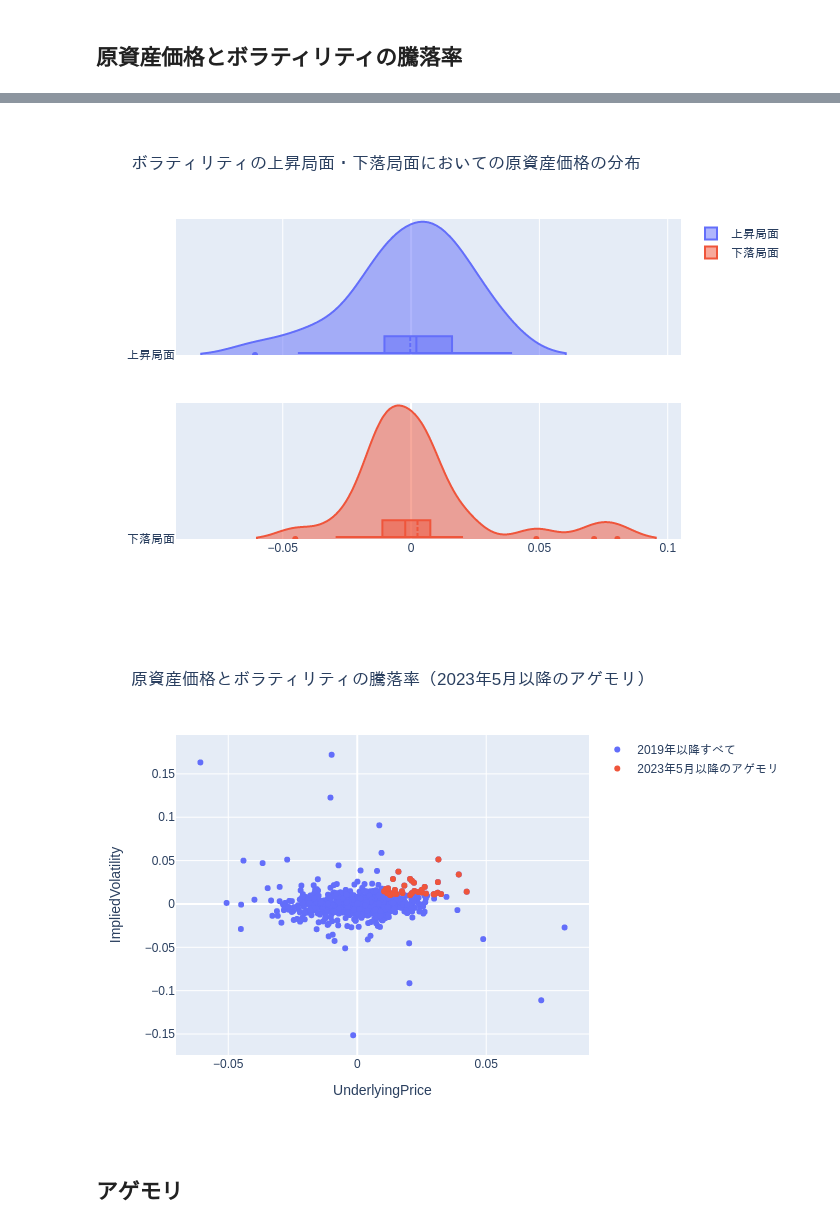
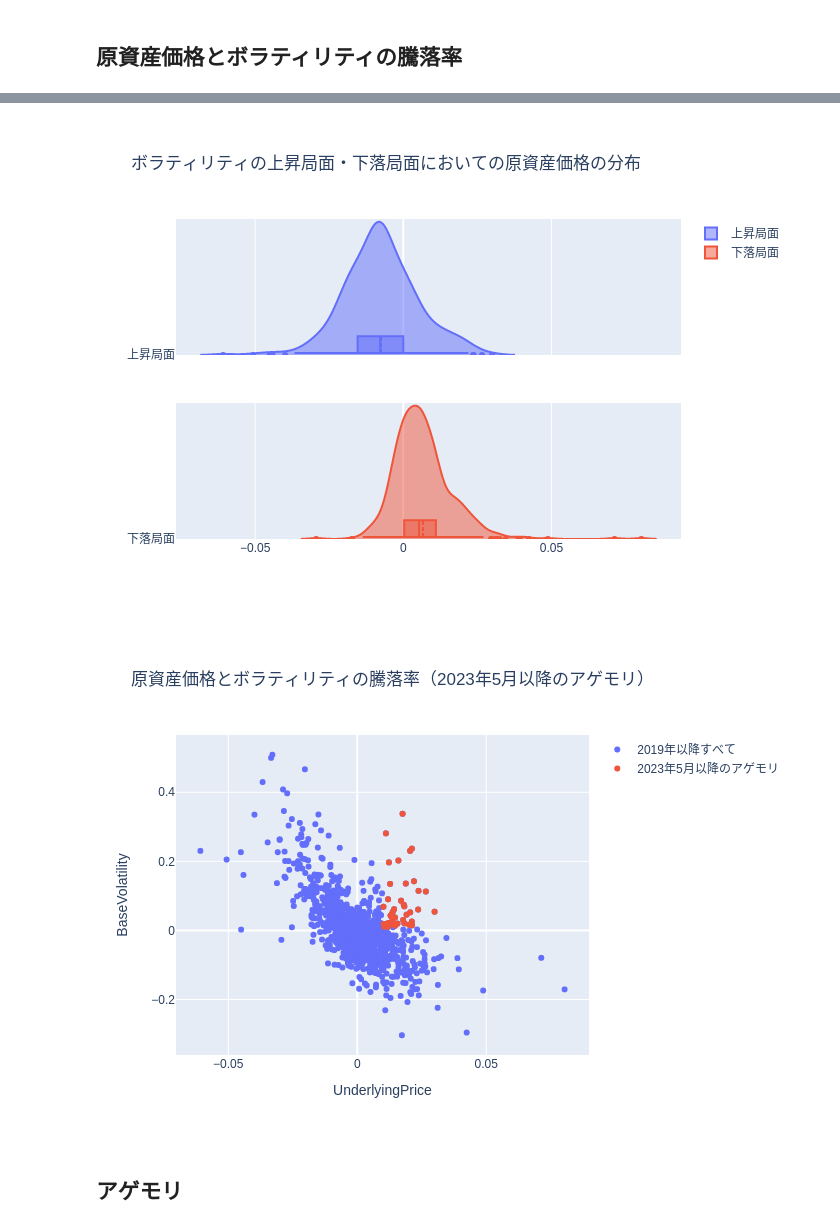
Before and after one commit to drillan/mkdeco-hackathon-lt, a Jupyter notebook: analysis_notebook.ipynb, the cells around one changed output, grey strips where cells are left out. Saved outputs shown, nothing was run; the diff lists cells and outputs as text; code cells hidden in the pictures.

Commit message:
fix: ImpliedVolatility -> BaseVolatility

```diff
--- a/analysis_notebook.ipynb
+++ b/analysis_notebook.ipynb
@@ -21,13 +21,13 @@ save_fig = {}  # スライド表示用
 # %%
 with sqlite3.connect(jquants_derivatives.database.db) as con:
     raw_data = pd.read_sql(
-        "SELECT Date, UnderlyingPrice, ImpliedVolatility FROM OPTION_INDEX_OPTION", con
+        "SELECT Date, UnderlyingPrice, BaseVolatility FROM OPTION_INDEX_OPTION", con
     )
 s_iv = (
     raw_data.groupby("UnderlyingPrice", as_index=False)
     .first()
     .sort_values("Date")
-    .loc[:, ["Date", "UnderlyingPrice", "ImpliedVolatility"]]
+    .loc[:, ["Date", "UnderlyingPrice", "BaseVolatility"]]
     .set_index("Date", drop=False)
     .loc["2019-01":]
 )
@@ -91,32 +94,32 @@ save_fig["原資産価格とボラティリティの騰落率"]
 # %%
-iv_upside = s_iv_pct_change.loc[s_iv_pct_change.loc[:, "ImpliedVolatility"] > 0.02]
-iv_downside = s_iv_pct_change.loc[s_iv_pct_change.loc[:, "ImpliedVolatility"] < -0.02]
+iv_upside = s_iv_pct_change.loc[s_iv_pct_change.loc[:, "BaseVolatility"] > 0.02]
+iv_downside = s_iv_pct_change.loc[s_iv_pct_change.loc[:, "BaseVolatility"] < -0.02]
 
 iv_updown_fig = make_subplots(rows=2, cols=1, shared_xaxes=True)
 iv_updown_fig.add_trace(
     go.Violin(
         x=iv_upside.loc[:, "UnderlyingPrice"],
         side="positive",
         box_visible=True,
         name="上昇局面",
     ),
     row=1,
     col=1,
 )
 iv_updown_fig.add_trace(
     go.Violin(
         x=iv_downside.loc[:, "UnderlyingPrice"],
         side="positive",
         box_visible=True,
         name="下落局面",
     ),
     row=2,
     col=1,
 )
 iv_updown_fig.update_traces(meanline_visible=True)
 iv_updown_fig.update_layout(go.Layout(title={"text": "ボラティリティの上昇局面・下落局面においての原資産価格の分布"}))
 # %% [output]
-[figure, old version]
+[figure, new version]
 # %%
 save_fig["ボラティリティの上昇局面・下落局面においての原資産価格の分布"] = iv_updown_fig
 # %%
@@ -125,7 +128,7 @@ scatter_s_iv_agemori_fig = go.Figure()
 scatter_s_iv_agemori_fig.add_trace(
     go.Scatter(
         x=s_iv_pct_change.loc[:, "UnderlyingPrice"],
-        y=s_iv_pct_change.loc[:, "ImpliedVolatility"],
+        y=s_iv_pct_change.loc[:, "BaseVolatility"],
         mode="markers",
         name="2019年以降すべて",
     )
@@ -133,7 +136,7 @@ scatter_s_iv_agemori_fig.add_trace(
 scatter_s_iv_agemori_fig.add_trace(
     go.Scatter(
         x=agemori.loc[:, "UnderlyingPrice"],
-        y=agemori.loc[:, "ImpliedVolatility"],
+        y=agemori.loc[:, "BaseVolatility"],
         mode="markers",
         name="2023年5月以降のアゲモリ",
     )
@@ -142,11 +145,11 @@ scatter_s_iv_agemori_fig.update_layout(
     go.Layout(
         title={"text": "原資産価格とボラティリティの騰落率（2023年5月以降のアゲモリ）"},
         xaxis={"title": "UnderlyingPrice"},
-        yaxis={"title": "ImpliedVolatility"},
+        yaxis={"title": "BaseVolatility"},
     )
 )
 # %% [output]
-[figure, old version]
+[figure, new version]
 # %%
 save_fig["原資産価格とボラティリティの騰落率（2023年5月以降のアゲモリ）"] = scatter_s_iv_agemori_fig
 # %% [markdown]
```
Also changed, not shown: parts of 12 cells of this notebook, 2 other files.
